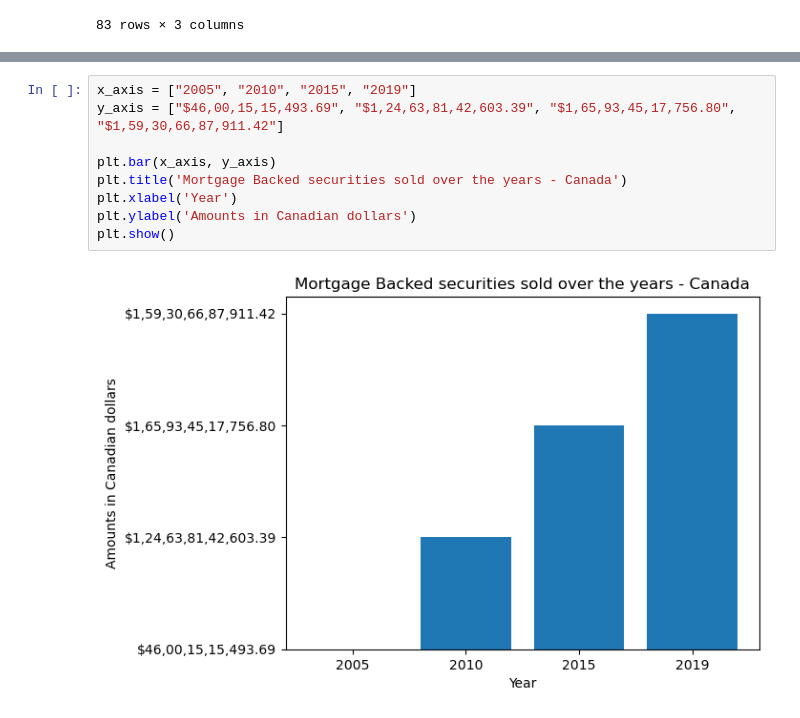
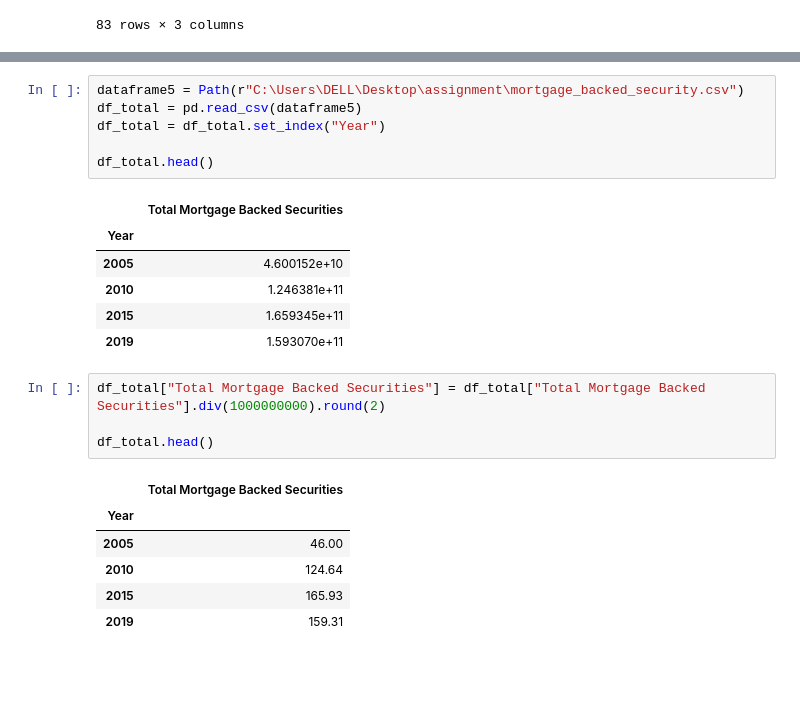
Before and after one commit to j0ncoleman/Project-1-Group-4, a Jupyter notebook: Project 1 (Jill's part).ipynb, the cells around one changed output, grey strips where cells are left out. Drawn from its saved outputs; the diff is of its cells as text; blank space fills up the shorter version.

```diff
--- a/Project 1 (Jill's part).ipynb
+++ b/Project 1 (Jill's part).ipynb
@@ -186,11 +182,24 @@ df_comparison
-# %%
-x_axis = ["2005", "2010", "2015", "2019"]
-y_axis = ["$46,00,15,15,493.69", "$1,24,63,81,42,603.39", "$1,65,93,45,17,756.80", "$1,59,30,66,87,911.42"]
-
-plt.bar(x_axis, y_axis)
-plt.title('Mortgage Backed securities sold over the years - Canada')
-plt.xlabel('Year')
-plt.ylabel('Amounts in Canadian dollars')
-plt.show()
-# %% [output]
-[figure, removed]
+# %%
+dataframe5 = Path(r"C:\Users\DELL\Desktop\assignment\mortgage_backed_security.csv")
+df_total = pd.read_csv(dataframe5)
+df_total = df_total.set_index("Year")
+
+df_total.head()
+# %% [output]
+|  | Total Mortgage Backed Securities |
+| Year |  |
+| 2005 | 4.600152e+10 |
+| 2010 | 1.246381e+11 |
+| 2015 | 1.659345e+11 |
+| 2019 | 1.593070e+11 |
+# %%
+df_total["Total Mortgage Backed Securities"] = df_total["Total Mortgage Backed Securities"].div(1000000000).round(2)
+
+df_total.head()
+# %% [output]
+|  | Total Mortgage Backed Securities |
+| Year |  |
+| 2005 | 46.00 |
+| 2010 | 124.64 |
+| 2015 | 165.93 |
+| 2019 | 159.31 |
```
Also changed, not shown: parts of 8 cells of this notebook, 1 other file.
